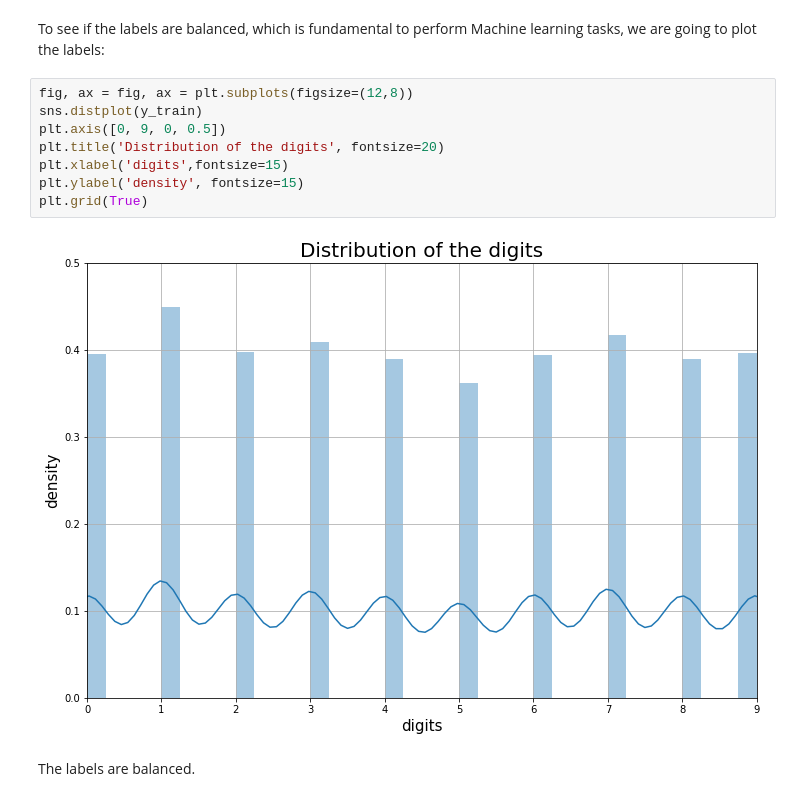
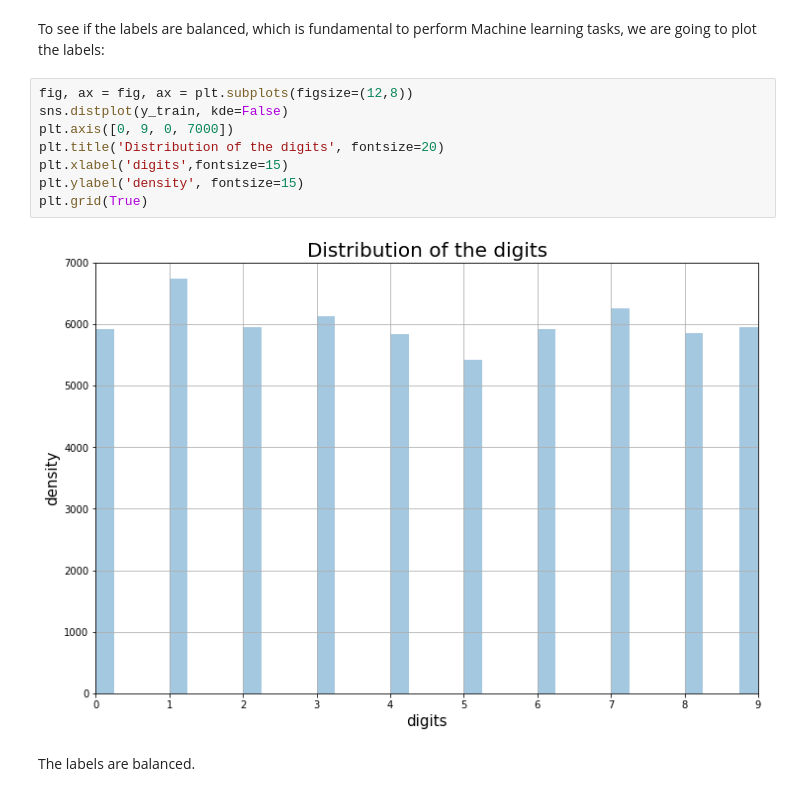
Before and after one commit to 5percenter/Classification, a Jupyter notebook: MNIST_classification.ipynb, the cells around one changed output. Drawn from its saved outputs; the diff is of its cells as text.

```diff
--- a/MNIST/MNIST_classification.ipynb
+++ b/MNIST_classification.ipynb
@@ -60,14 +62,14 @@ X_train, X_test, y_train, y_test = X[0:60000], X[60000:], y[:60000], y[60000:] #
 To see if the labels are balanced, which is fundamental to perform Machine learning tasks, we are going to plot the labels:
 # %%
 fig, ax = fig, ax = plt.subplots(figsize=(12,8))
-sns.distplot(y_train)
-plt.axis([0, 9, 0, 0.5])
+sns.distplot(y_train, kde=False)
+plt.axis([0, 9, 0, 7000])
 plt.title('Distribution of the digits', fontsize=20)
 plt.xlabel('digits',fontsize=15)
 plt.ylabel('density', fontsize=15)
 plt.grid(True)
 # %% [output]
-[figure, old version]
+[figure, new version]
 # %% [markdown]
 The labels are balanced.
 # %% [markdown]
```
Also changed, not shown: parts of 2 cells of this notebook, 7 other files.
